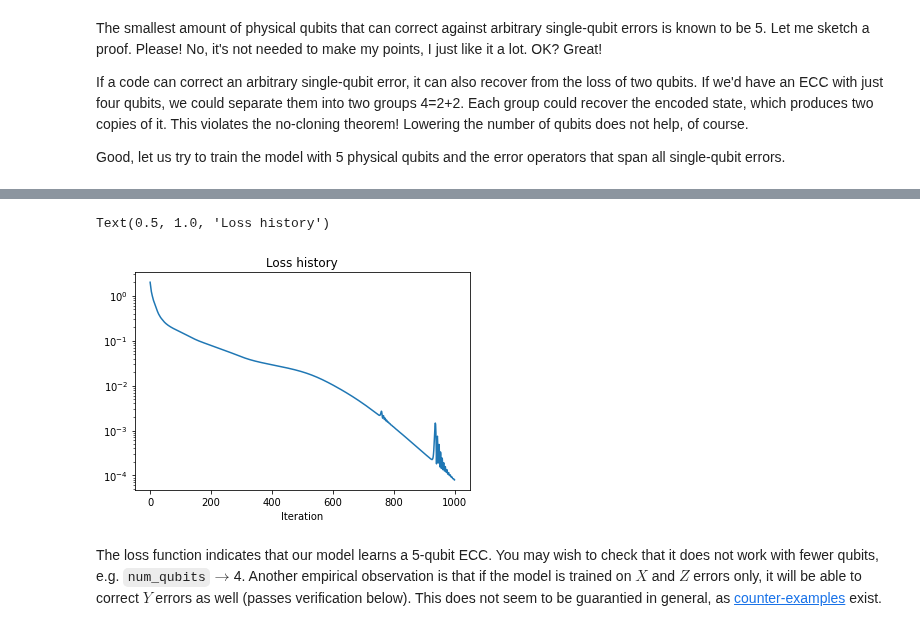
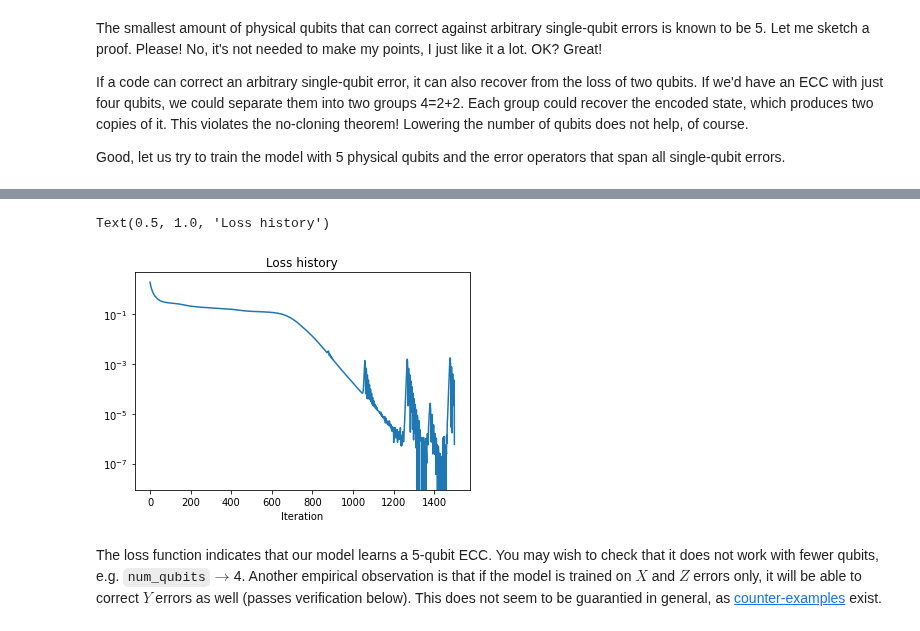
Before and after one commit to idnm/blog0, a Jupyter notebook: _notebooks/2022-06-12-Machine learning error correction codes.ipynb, the cells around one changed output, grey strips where cells are left out. Cells and saved outputs as stored; diff of their text form; code cells hidden in the pictures.

```diff
--- a/_notebooks/2022-06-12-Machine learning error correction codes.ipynb
+++ b/_notebooks/2022-06-12-Machine learning error correction codes.ipynb
@@ -282,7 +293,7 @@ num_qubits = 5
 error_layer = ErrorLayer(num_qubits, errors=[x_mat, y_mat, z_mat])
 
 model = ECCmodel(num_qubits, error_layer)
-result = model.train(OptOptions(num_iterations=1000))
+result = model.train(OptOptions(num_iterations=1500))
 
 result.plot_loss_history();
 plt.xlabel('Iteration');
@@ -293,5 +304,5 @@ Wall time: 2min 27s
 Text(0.5, 1.0, 'Loss history')
-[figure, old version]
+[figure, new version]
 # %% [markdown]
 The loss function indicates that our model learns a 5-qubit ECC. You may wish to check that it does not work with fewer qubits, e.g. `num_qubits`$\to$4. Another empirical observation is that if the model is trained on $X$ and $Z$ errors only, it will be able to correct $Y$ errors as well (passes verification below). This does not seem to be guarantied in general, as [counter-examples](https://quantumcomputing.stackexchange.com/questions/26846/if-a-quantum-error-correcting-code-corrects-both-x-and-z-errors-will-it-be) exist.
 # %% [markdown]
```
Also changed, not shown: parts of 5 cells of this notebook, 7 other files.
